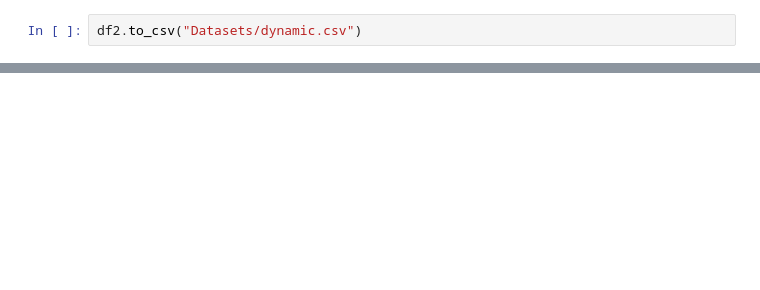
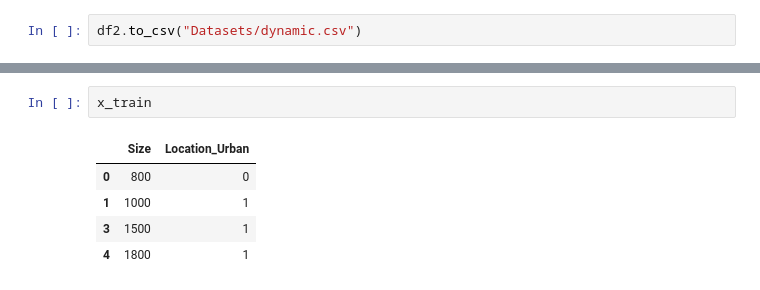
Before and after one commit to suvarnasiddhanth/AIML-Workbooks, a Jupyter notebook: AMLWorkbook/2026-09-01-misc.ipynb, the cells around one changed output, grey strips where cells are left out. Cells and saved outputs as stored; diff of their text form; blank space fills up the shorter version.

```diff
--- a/AMLWorkbook/2026-09-01-misc.ipynb
+++ b/AMLWorkbook/2026-09-01-misc.ipynb
@@ -70,0 +120,8 @@ df2.to_csv("Datasets/dynamic.csv")
+# %%
+x_train
+# %% [output]
+|  | Size | Location_Urban |
+| 0 | 800 | 0 |
+| 1 | 1000 | 1 |
+| 3 | 1500 | 1 |
+| 4 | 1800 | 1 |
```
Also changed, not shown: parts of 13 cells of this notebook, 4 other files.
